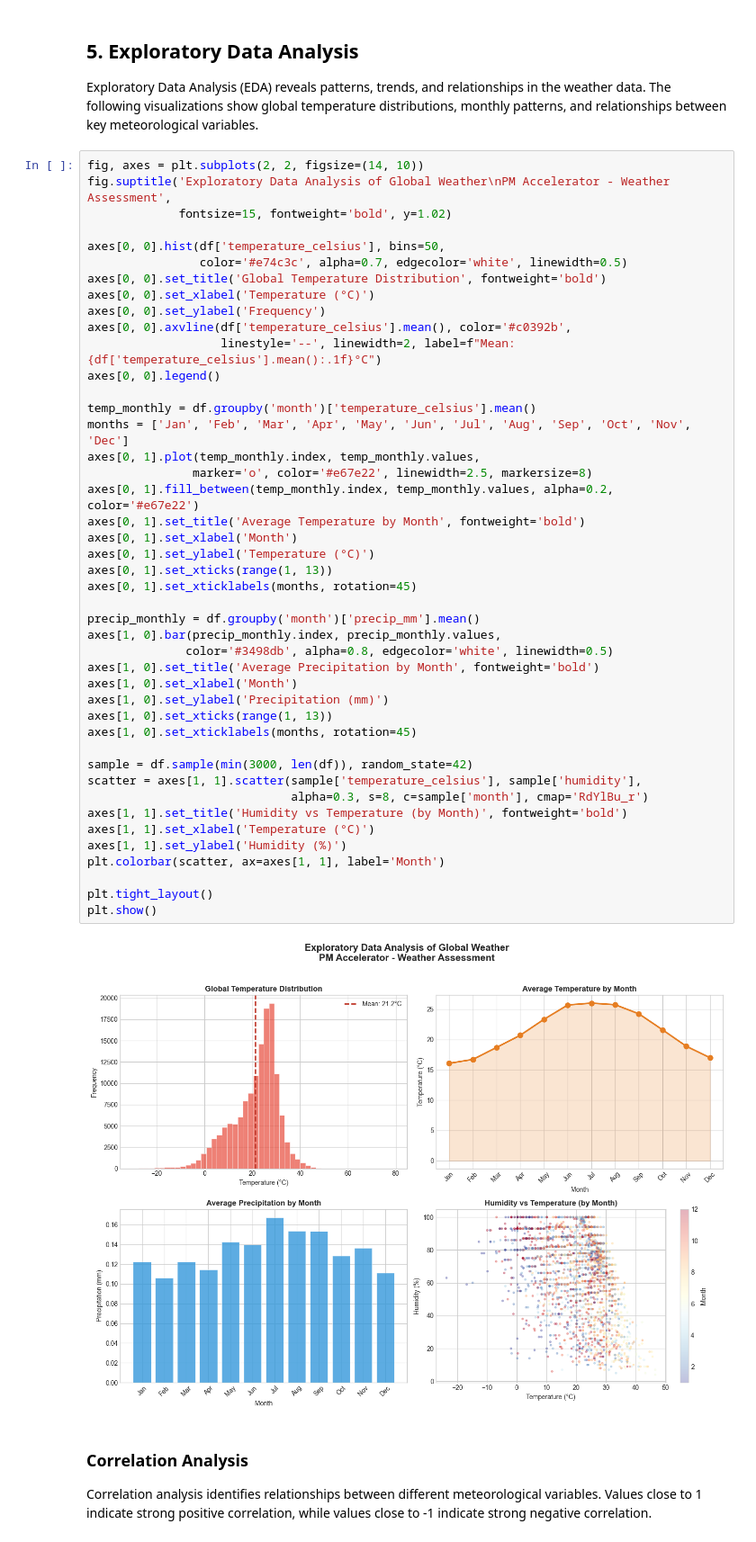
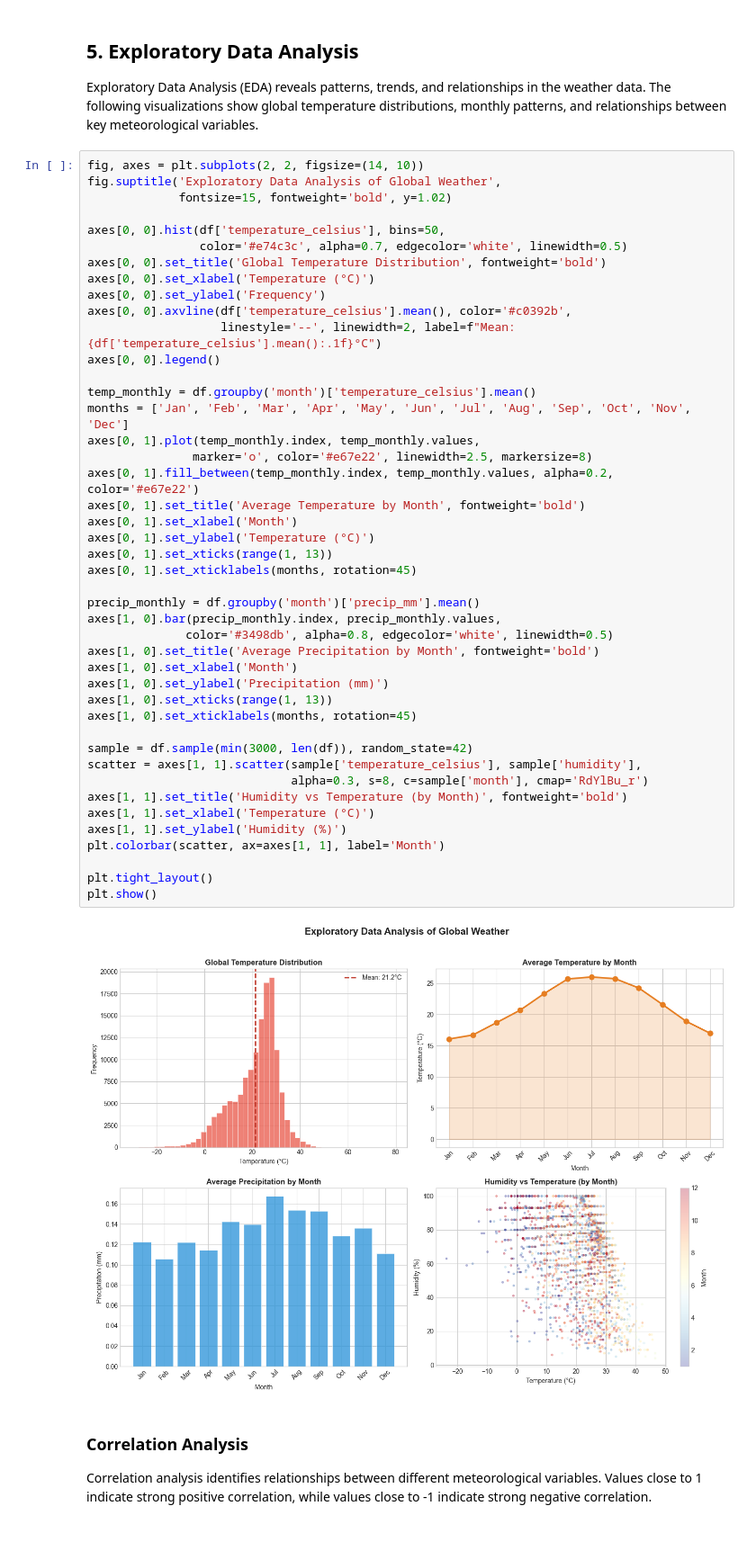
Before and after one commit to lvmorap/weather-trend-forecasting-pm-accelerator-valeria-mora, a Jupyter notebook: weather_analysis.ipynb, the cells around one changed output. Shown at 90% size. Drawn from its saved outputs; the diff is of its cells as text.

```diff
--- a/weather_analysis.ipynb
+++ b/weather_analysis.ipynb
@@ -134,7 +142,7 @@ Temperature range: -29.8°C to 79.3°C
 Exploratory Data Analysis (EDA) reveals patterns, trends, and relationships in the weather data. The following visualizations show global temperature distributions, monthly patterns, and relationships between key meteorological variables.
 # %%
 fig, axes = plt.subplots(2, 2, figsize=(14, 10))
-fig.suptitle('Exploratory Data Analysis of Global Weather\nPM Accelerator - Weather Assessment',
+fig.suptitle('Exploratory Data Analysis of Global Weather',
              fontsize=15, fontweight='bold', y=1.02)
 
 axes[0, 0].hist(df['temperature_celsius'], bins=50,
@@ -150,34 +158,34 @@ temp_monthly = df.groupby('month')['temperature_celsius'].mean()
 months = ['Jan', 'Feb', 'Mar', 'Apr', 'May', 'Jun', 'Jul', 'Aug', 'Sep', 'Oct', 'Nov', 'Dec']
 axes[0, 1].plot(temp_monthly.index, temp_monthly.values,
                marker='o', color='#e67e22', linewidth=2.5, markersize=8)
 axes[0, 1].fill_between(temp_monthly.index, temp_monthly.values, alpha=0.2, color='#e67e22')
 axes[0, 1].set_title('Average Temperature by Month', fontweight='bold')
 axes[0, 1].set_xlabel('Month')
 axes[0, 1].set_ylabel('Temperature (°C)')
 axes[0, 1].set_xticks(range(1, 13))
 axes[0, 1].set_xticklabels(months, rotation=45)
 
 precip_monthly = df.groupby('month')['precip_mm'].mean()
 axes[1, 0].bar(precip_monthly.index, precip_monthly.values,
               color='#3498db', alpha=0.8, edgecolor='white', linewidth=0.5)
 axes[1, 0].set_title('Average Precipitation by Month', fontweight='bold')
 axes[1, 0].set_xlabel('Month')
 axes[1, 0].set_ylabel('Precipitation (mm)')
 axes[1, 0].set_xticks(range(1, 13))
 axes[1, 0].set_xticklabels(months, rotation=45)
 
 sample = df.sample(min(3000, len(df)), random_state=42)
 scatter = axes[1, 1].scatter(sample['temperature_celsius'], sample['humidity'],
                              alpha=0.3, s=8, c=sample['month'], cmap='RdYlBu_r')
 axes[1, 1].set_title('Humidity vs Temperature (by Month)', fontweight='bold')
 axes[1, 1].set_xlabel('Temperature (°C)')
 axes[1, 1].set_ylabel('Humidity (%)')
 plt.colorbar(scatter, ax=axes[1, 1], label='Month')
 
 plt.tight_layout()
 plt.show()
 # %% [output]
-[figure, old version]
+[figure, new version]
 # %% [markdown]
 ### Correlation Analysis
 
```
Also changed, not shown: parts of 9 cells of this notebook, 1 other file.
